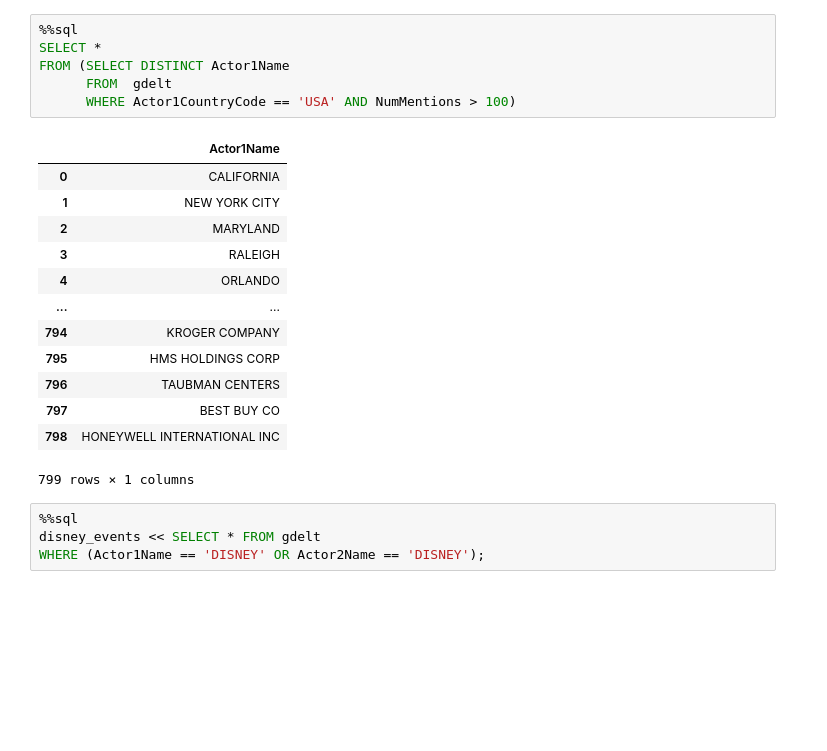
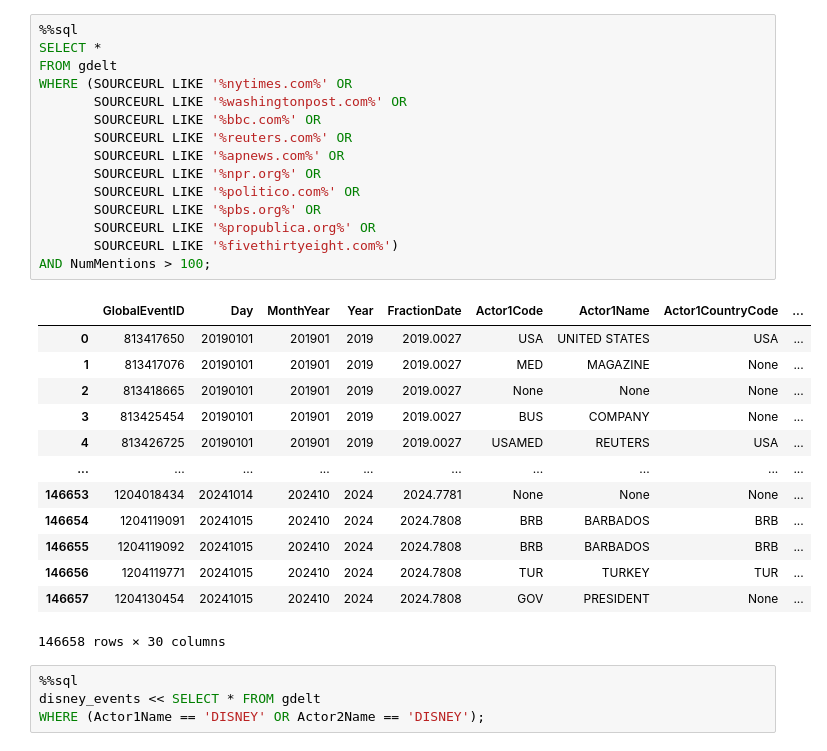
Before and after one commit to cs-muic/dm-2024-t1-pj-eda-honeybadgerlover645, a Jupyter notebook: eda/q1/eda_q1.ipynb, the cells around one changed output. Cells and saved outputs as stored; diff of their text form; blank space fills up the shorter version.

```diff
--- a/eda/q1/q1.ipynb
+++ b/eda/q1/eda_q1.ipynb
@@ -168,23 +427,32 @@ SELECT * FROM (SELECT DISTINCT Actor1Name
 # %%
 %%sql
 SELECT *
-FROM (SELECT DISTINCT Actor1Name
-      FROM  gdelt
-      WHERE Actor1CountryCode == 'USA' AND NumMentions > 100)
+FROM gdelt
+WHERE (SOURCEURL LIKE '%nytimes.com%' OR
+       SOURCEURL LIKE '%washingtonpost.com%' OR
+       SOURCEURL LIKE '%bbc.com%' OR
+       SOURCEURL LIKE '%reuters.com%' OR
+       SOURCEURL LIKE '%apnews.com%' OR
+       SOURCEURL LIKE '%npr.org%' OR
+       SOURCEURL LIKE '%politico.com%' OR
+       SOURCEURL LIKE '%pbs.org%' OR
+       SOURCEURL LIKE '%propublica.org%' OR
+       SOURCEURL LIKE '%fivethirtyeight.com%')
+AND NumMentions > 100;
 # %% [output]
-|  | Actor1Name |
-| 0 | CALIFORNIA |
-| 1 | NEW YORK CITY |
-| 2 | MARYLAND |
-| 3 | RALEIGH |
-| 4 | ORLANDO |
-| ... | ... |
-| 794 | KROGER COMPANY |
-| 795 | HMS HOLDINGS CORP |
-| 796 | TAUBMAN CENTERS |
-| 797 | BEST BUY CO |
-| 798 | HONEYWELL INTERNATIONAL INC |
+|  | GlobalEventID | Day | MonthYear | Year | FractionDate | Actor1Code | Actor1Name | Actor1CountryCode | ... |
+| 0 | 813417650 | 20190101 | 201901 | 2019 | 2019.0027 | USA | UNITED STATES | USA | ... |
+| 1 | 813417076 | 20190101 | 201901 | 2019 | 2019.0027 | MED | MAGAZINE | None | ... |
+| 2 | 813418665 | 20190101 | 201901 | 2019 | 2019.0027 | None | None | None | ... |
+| 3 | 813425454 | 20190101 | 201901 | 2019 | 2019.0027 | BUS | COMPANY | None | ... |
+| 4 | 813426725 | 20190101 | 201901 | 2019 | 2019.0027 | USAMED | REUTERS | USA | ... |
+| ... | ... | ... | ... | ... | ... | ... | ... | ... | ... |
+| 146653 | 1204018434 | 20241014 | 202410 | 2024 | 2024.7781 | None | None | None | ... |
+| 146654 | 1204119091 | 20241015 | 202410 | 2024 | 2024.7808 | BRB | BARBADOS | BRB | ... |
+| 146655 | 1204119092 | 20241015 | 202410 | 2024 | 2024.7808 | BRB | BARBADOS | BRB | ... |
+| 146656 | 1204119771 | 20241015 | 202410 | 2024 | 2024.7808 | TUR | TURKEY | TUR | ... |
+| 146657 | 1204130454 | 20241015 | 202410 | 2024 | 2024.7808 | GOV | PRESIDENT | None | ... |
-799 rows × 1 columns
+146658 rows × 30 columns
 # %%
 %%sql
 disney_events << SELECT * FROM gdelt
```
Also changed, not shown: parts of 41 cells of this notebook, 2 other files.
